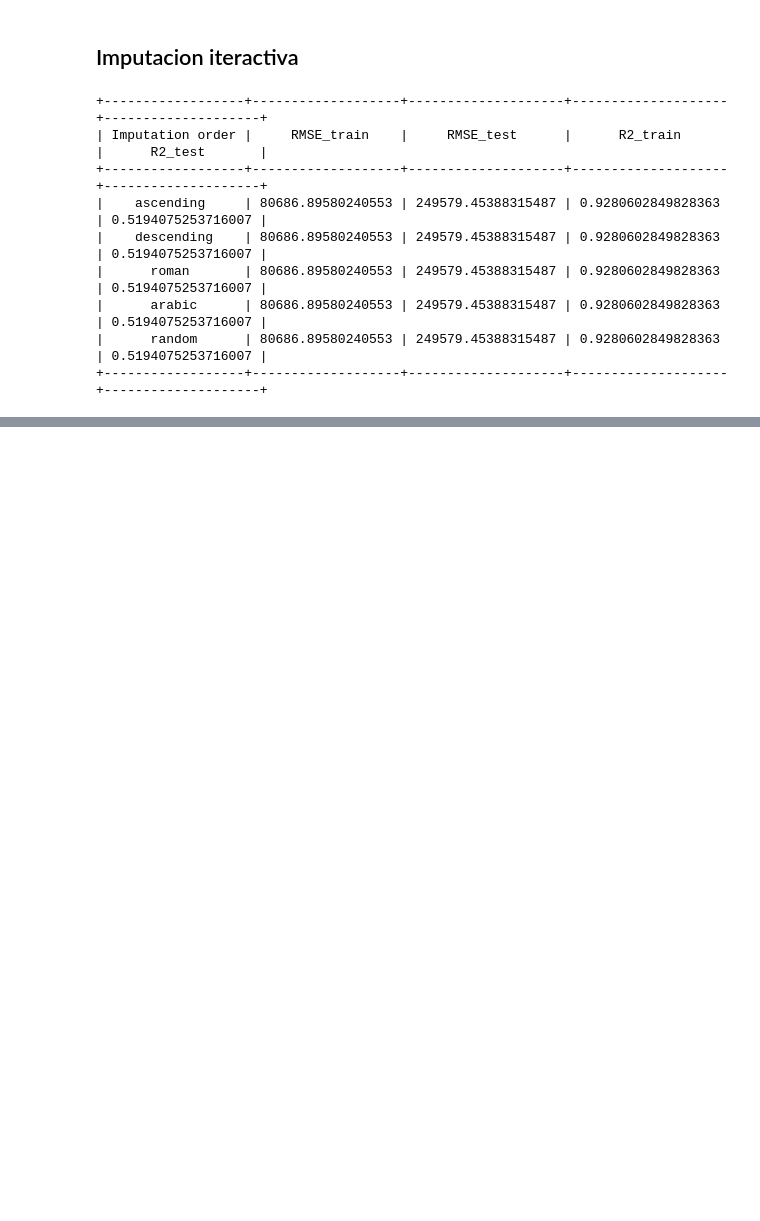
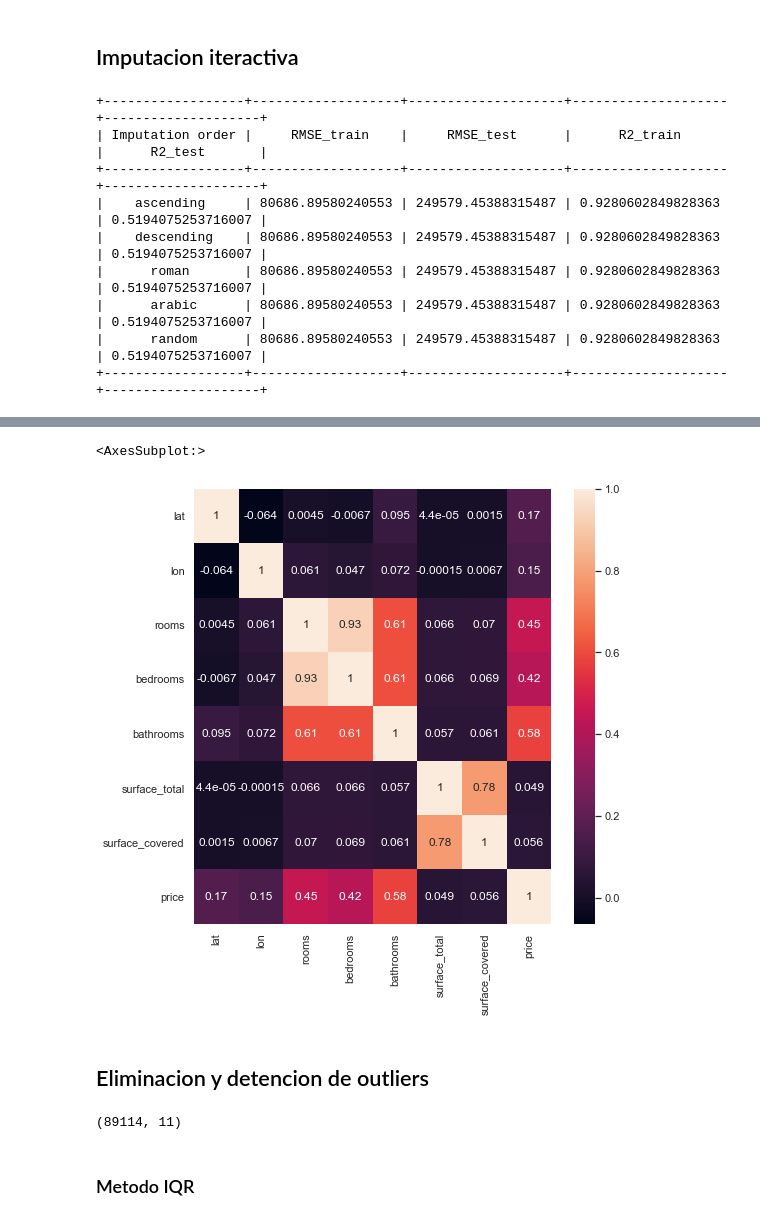
Before and after one commit to jimmyibanez/project_property2, a Jupyter notebook: Project_2.ipynb, the cells around one changed output, grey strips where cells are left out. Drawn from its saved outputs; the diff is of its cells as text; code cells hidden in the pictures; blank space fills up the shorter version.

Commit message:
finalizacion de outliers

```diff
--- a/Project_2.ipynb
+++ b/Project_2.ipynb
@@ -515,0 +516,14 @@ dtype: int64
+# %%
+fig =plt.subplots(figsize=(8,8))
+sns.heatmap(dp.corr(), annot=True)
+# %% [output]
+<AxesSubplot:>
+[figure, added]
+# %% [markdown]
+## Eliminacion y detencion de outliers
+# %%
+dp.shape
+# %% [output]
+(89114, 11)
+# %% [markdown]
+### Metodo IQR
```
Also changed, not shown: parts of 42 cells of this notebook.
